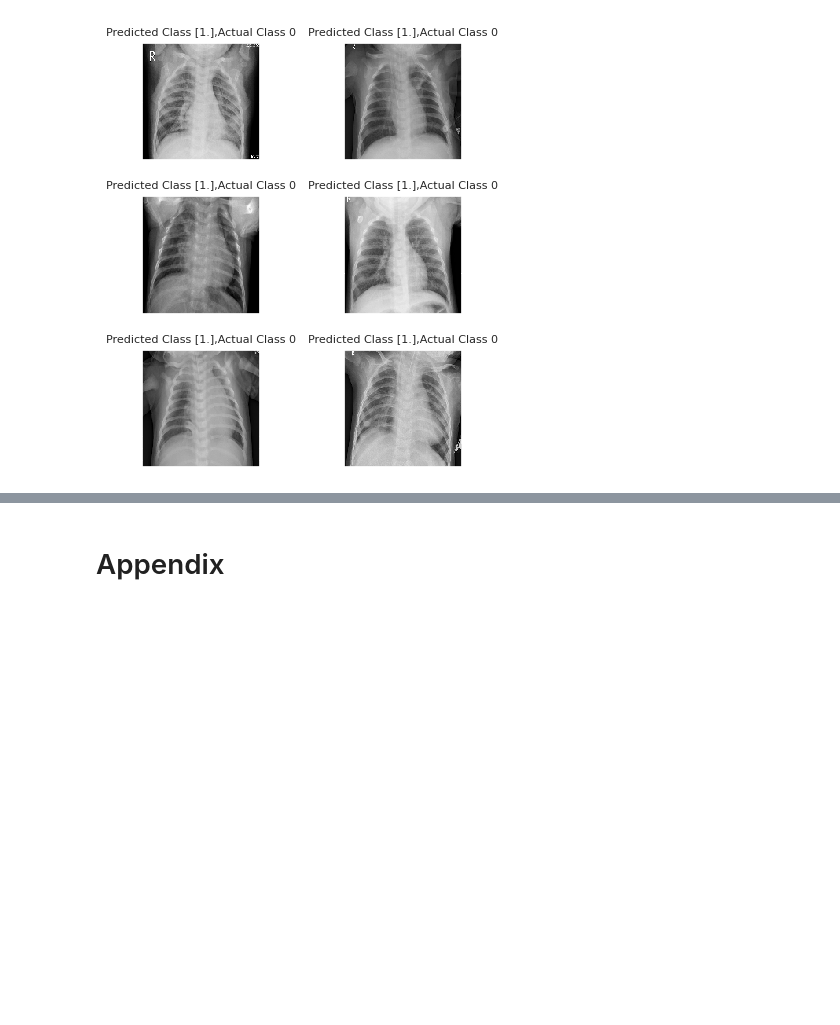
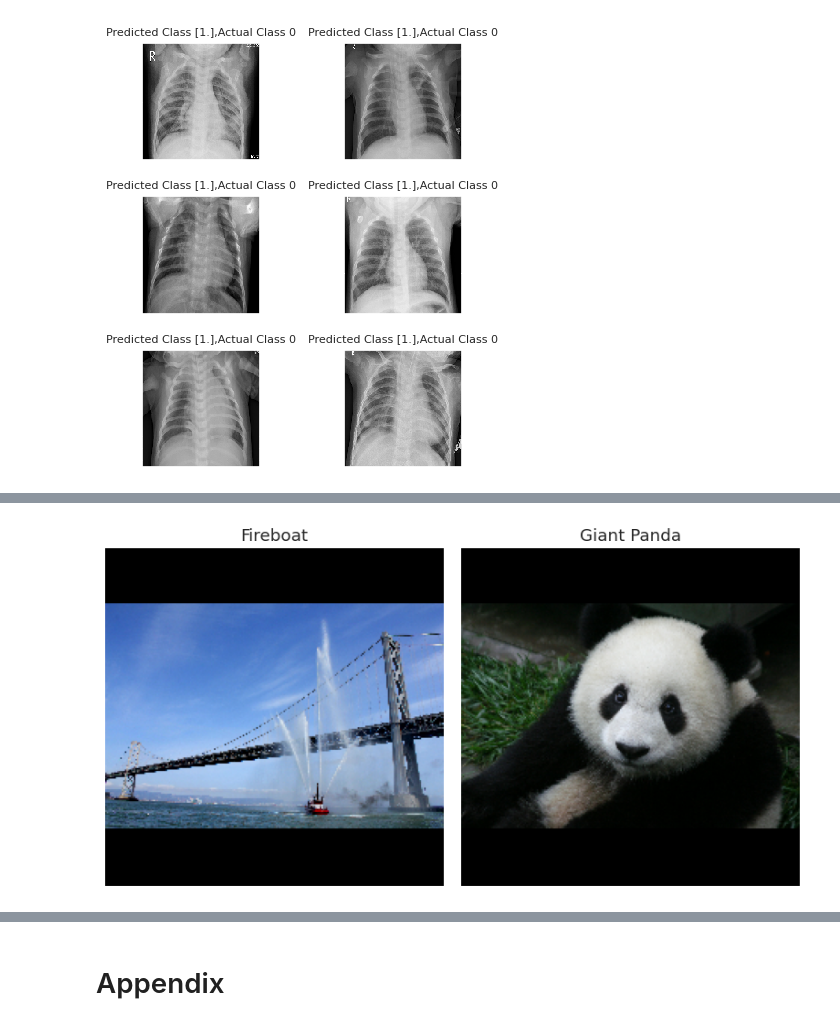
Before and after one commit to juliepinole/eth, a Jupyter notebook: healthcare/chest/Chest_explo.ipynb, the cells around one changed output, grey strips where cells are left out. Drawn from its saved outputs; the diff is of its cells as text; code cells hidden in the pictures; blank space fills up the shorter version.

```diff
--- a/healthcare/chest/Chest_explo.ipynb
+++ b/healthcare/chest/Chest_explo.ipynb
@@ -699,0 +713,15 @@ for c in incorrect[:6]:
+# %%
+def read_image(file_name):
+  image = tf.io.read_file(file_name)
+  image = tf.io.decode_jpeg(image, channels=3)
+  image = tf.image.convert_image_dtype(image, tf.float32)
+  image = tf.image.resize_with_pad(image, target_height=224, target_width=224)
+  return image
+# %%
+img_url = {
+    'Fireboat': 'http://storage.googleapis.com/download.tensorflow.org/example_images/San_Francisco_fireboat_showing_off.jpg',
+    'Giant Panda': 'http://storage.googleapis.com/download.tensorflow.org/example_images/Giant_Panda_2.jpeg',
+}
+
+img_paths = {name: tf.keras.utils.get_file(name, url) for (name, url) in img_url.items()}
+img_name_tensors = {name: read_image(img_path) for (name, img_path) in img_paths.items()}
@@ -699,0 +733,10 @@ for c in incorrect[:6]:
+# %%
+plt.figure(figsize=(8, 8))
+for n, (name, img_tensors) in enumerate(img_name_tensors.items()):
+  ax = plt.subplot(1, 2, n+1)
+  ax.imshow(img_tensors)
+  ax.set_title(name)
+  ax.axis('off')
+plt.tight_layout()
+# %% [output]
+[figure, added]
```
Also changed, not shown: parts of 14 cells of this notebook, 1 other file.
